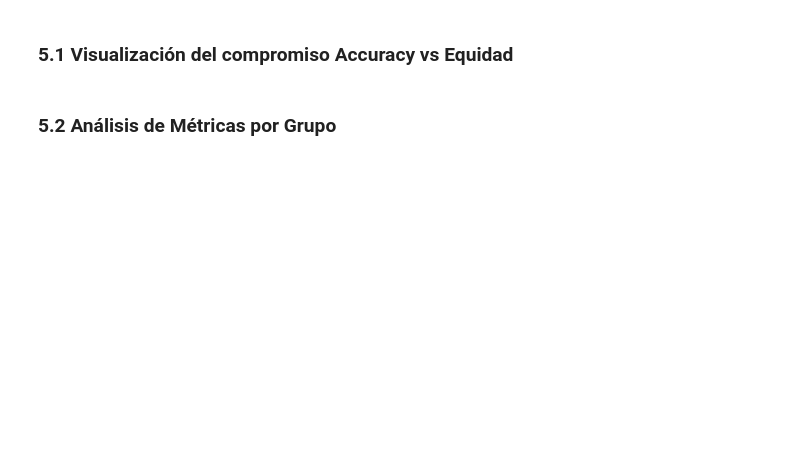
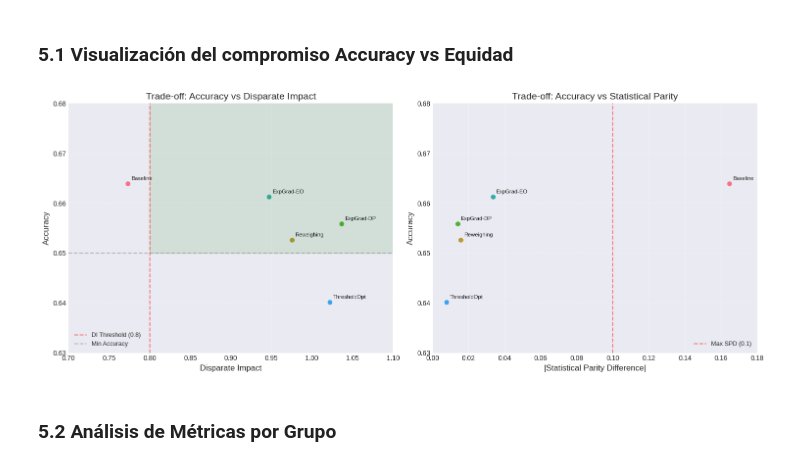
Before and after one commit to aotalwork/PRACTICAS-Y-LIBRETAS, a Jupyter notebook: PRACTICAS IAC/PL1.ipynb, the cells around one changed output. Saved outputs shown, nothing was run; the diff lists cells and outputs as text; code cells hidden in the pictures; blank space fills up the shorter version.

```diff
--- a/PRACTICAS IAC/PL1.ipynb
+++ b/PRACTICAS IAC/PL1.ipynb
@@ -504,7 +922,8 @@ results_summary = {
     },
     'ThresholdOpt': {
         'accuracy': accuracy_score(y_test, y_pred_threshold),
-        'disparate_impact': sr_african / sr_caucasian if sr_caucasian > 0 else 0,
+        # 'disparate_impact': sr_african / sr_caucasian if sr_caucasian > 0 else 0, # ESTOS DATOS PROVIENEN DE LA TECNICA ExpGrad NO DE LA DE ThresholdOpt
+        'disparate_impact': di_threshold,
         'stat_parity_diff': mf_threshold.difference()['selection_rate'],
         'equal_opp_diff': None
     }
@@ -514,5 +933,13 @@ results_summary = {
 results_df = pd.DataFrame(results_summary).T
 results_df = results_df.round(3)
 
-print("=== COMPARACIÓN DE TODAS LAS TÉCNICAS ===")
-print(results_df)
+# print("=== COMPARACIÓN DE TODAS LAS TÉCNICAS ===")
+# print(results_df)
+
+
+
+display(HTML(f"""
+<h2>Comparación de todas las técnicas</h2>
+
+{results_df.rename_axis("Técnica").reset_index().to_html(index=False)}
+"""))
@@ -527,37 +962,73 @@ fig, axes = plt.subplots(1, 2, figsize=(15, 6))
 for method, metrics in results_summary.items():
     if metrics['disparate_impact'] is not None:
         # === INICIO SOLUCIÓN ===
+
+        # print(method, metrics['disparate_impact'], metrics['accuracy'])
+
+        axes[0].scatter(
+            metrics['disparate_impact'],
+            metrics['accuracy']
+        )
+        axes[0].annotate(
+            method,
+            (metrics['disparate_impact'], metrics['accuracy']),
+            xytext=(5, 5),
+            textcoords='offset points',
+            fontsize=8
+        )
+
+axes[0].set_xlim(0.7, 1.1)
+axes[0].set_ylim(0.63, 0.68)
 
         # === FIN SOLUCIÓN ===
 
 axes[0].axvline(x=0.8, color='red', linestyle='--', alpha=0.5,
                 label='DI Threshold (0.8)')
 axes[0].axhline(y=0.65, color='gray', linestyle='--', alpha=0.5,
                 label='Min Accuracy')
 axes[0].fill_between([0.8, 1.2], 0.65, 1.0, alpha=0.1, color='green')
 axes[0].set_xlabel('Disparate Impact', fontsize=12)
 axes[0].set_ylabel('Accuracy', fontsize=12)
 axes[0].set_title('Trade-off: Accuracy vs Disparate Impact', fontsize=14)
 axes[0].legend(loc='lower left', fontsize=9)
 axes[0].grid(True, alpha=0.3)
 
 # Gráfico 2: Statistical Parity Difference
 for method, metrics in results_summary.items():
     if metrics['stat_parity_diff'] is not None:
         # === INICIO SOLUCIÓN ===
 
+        # print(method, abs(metrics['stat_parity_diff']), metrics['accuracy'])
+
+        axes[1].scatter(
+            abs(metrics['stat_parity_diff']),
+            metrics['accuracy']
+        )
+        axes[1].annotate(
+            method,
+            (abs(metrics['stat_parity_diff']), metrics['accuracy']),
+            xytext=(5, 5),
+            textcoords='offset points',
+            fontsize=8
+        )
+
+axes[1].set_xlim(0, 0.18)
+axes[1].set_ylim(0.63, 0.68)
+
         # === FIN SOLUCIÓN ===
 
 axes[1].axvline(x=0.1, color='red', linestyle='--', alpha=0.5,
                 label='Max SPD (0.1)')
 axes[1].set_xlabel('|Statistical Parity Difference|', fontsize=12)
 axes[1].set_ylabel('Accuracy', fontsize=12)
 axes[1].set_title('Trade-off: Accuracy vs Statistical Parity', fontsize=14)
 axes[1].legend(loc='lower right', fontsize=9)
 axes[1].grid(True, alpha=0.3)
 
 plt.tight_layout()
 plt.show()
+# %% [output]
+[figure, added]
 # %% [markdown]
 ### 5.2 Análisis de Métricas por Grupo
 # %%
```
Also changed, not shown: parts of 35 cells of this notebook, 3 other files.
